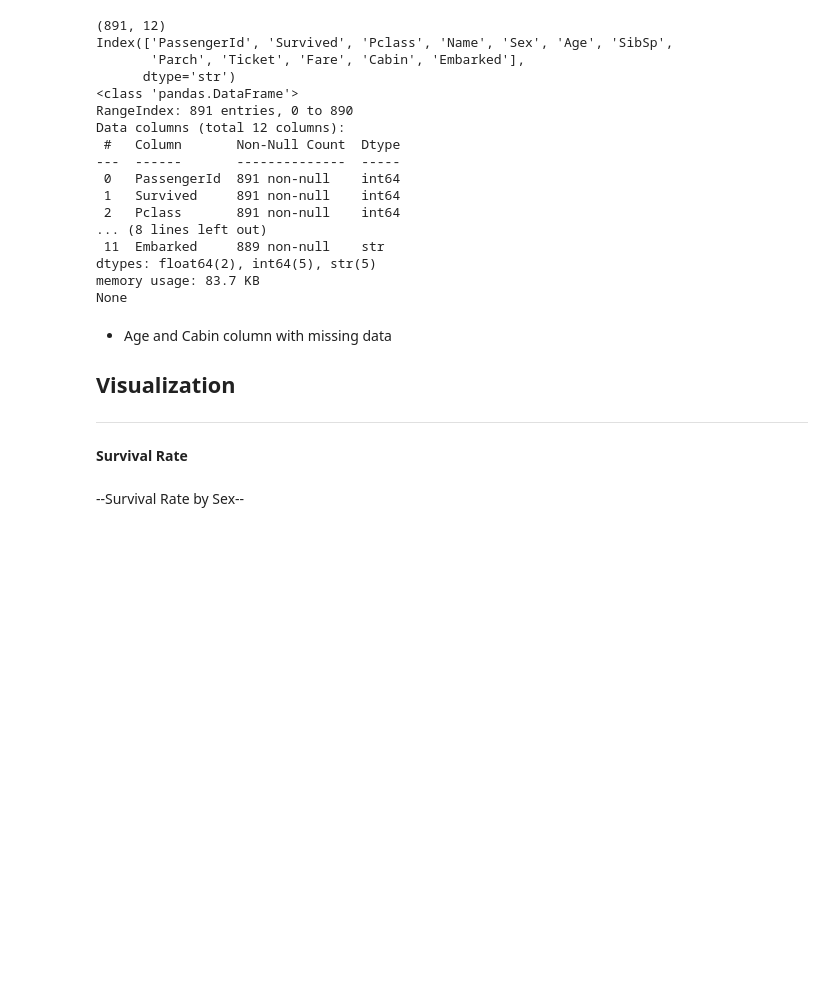
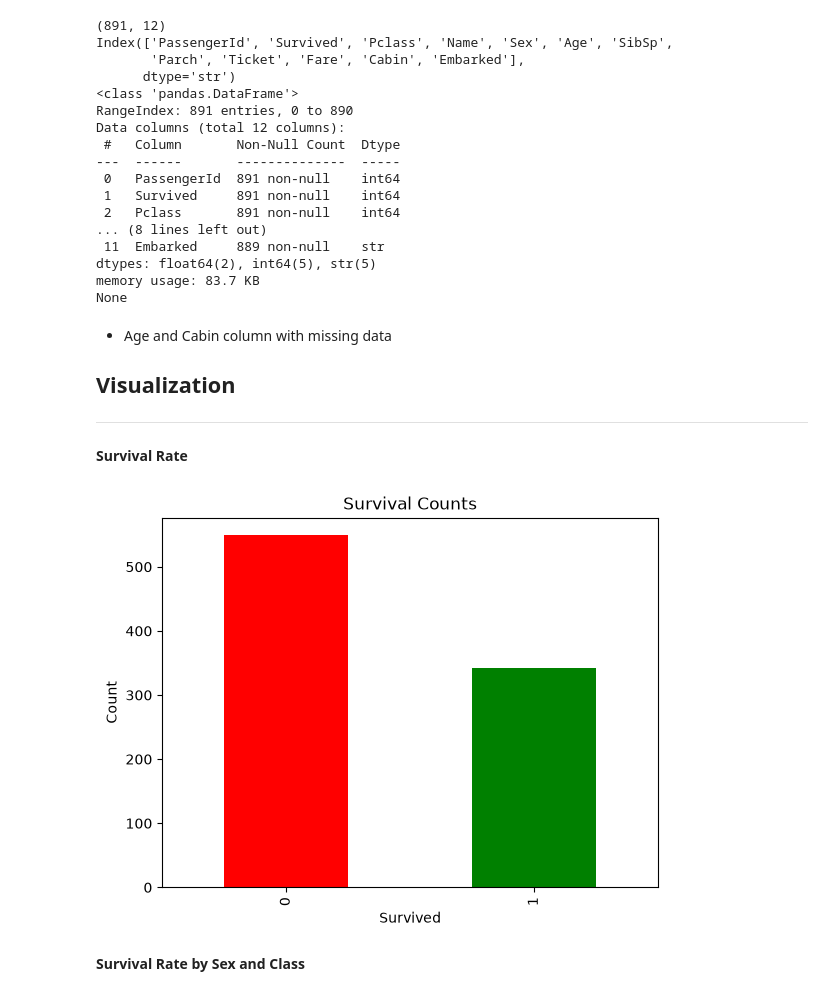
Before and after one commit to divneyrop/data-portfolio, a Jupyter notebook: notebooks/titanic/eda.ipynb, the cells around one changed output. Cells and saved outputs as stored; diff of their text form; code cells hidden in the pictures; blank space fills up the shorter version.

```diff
--- a/notebooks/titanic/eda.ipynb
+++ b/notebooks/titanic/eda.ipynb
@@ -6,7 +6,7 @@ import numpy as np
 import matplotlib.pyplot as plt
 import seaborn as sns
 # %%
-df = pd.read_csv("../../datasets/raw/titanic.csv")
+df = pd.read_csv("../../datasets/raw/titanic_train.csv")
 print(df.head())
 # %% [output]
    PassengerId  Survived  Pclass  \
@@ -58,12 +58,14 @@ None
 -----------------
 **Survival Rate**
 # %%
-survived = df["survived"].value_counts()
+survived = df["Survived"].value_counts()
 survived.plot(kind="bar", color=["red", "green"])
 plt.title("Survival Counts")
 plt.xlabel("Survived")
 plt.ylabel("Count")
 plt.show()
+# %% [output]
+[figure, added]
 # %% [markdown]
---Survival Rate by Sex--
+**Survival Rate by Sex and Class**
 # %%
```
Also changed, not shown: parts of 12 cells of this notebook.
